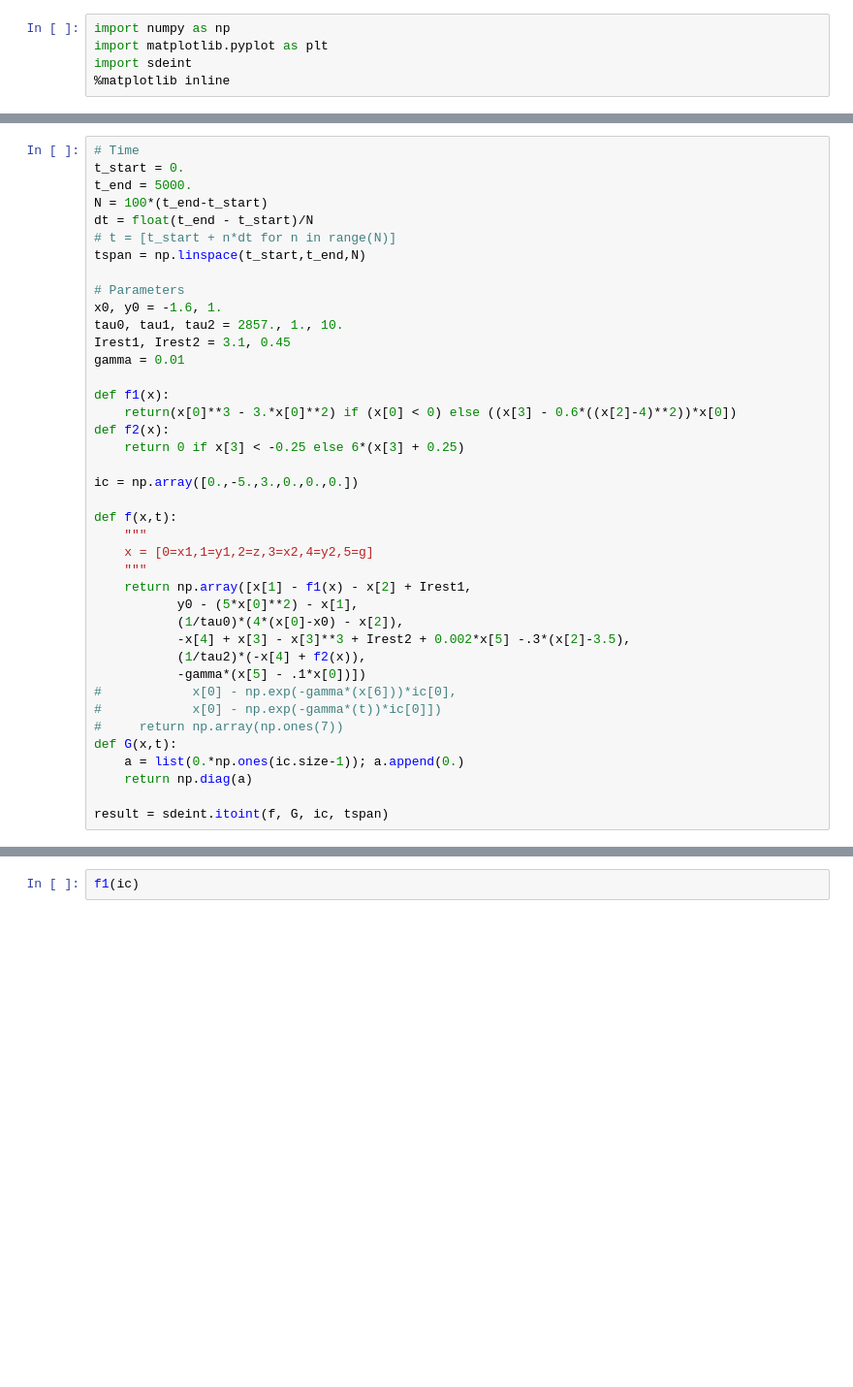
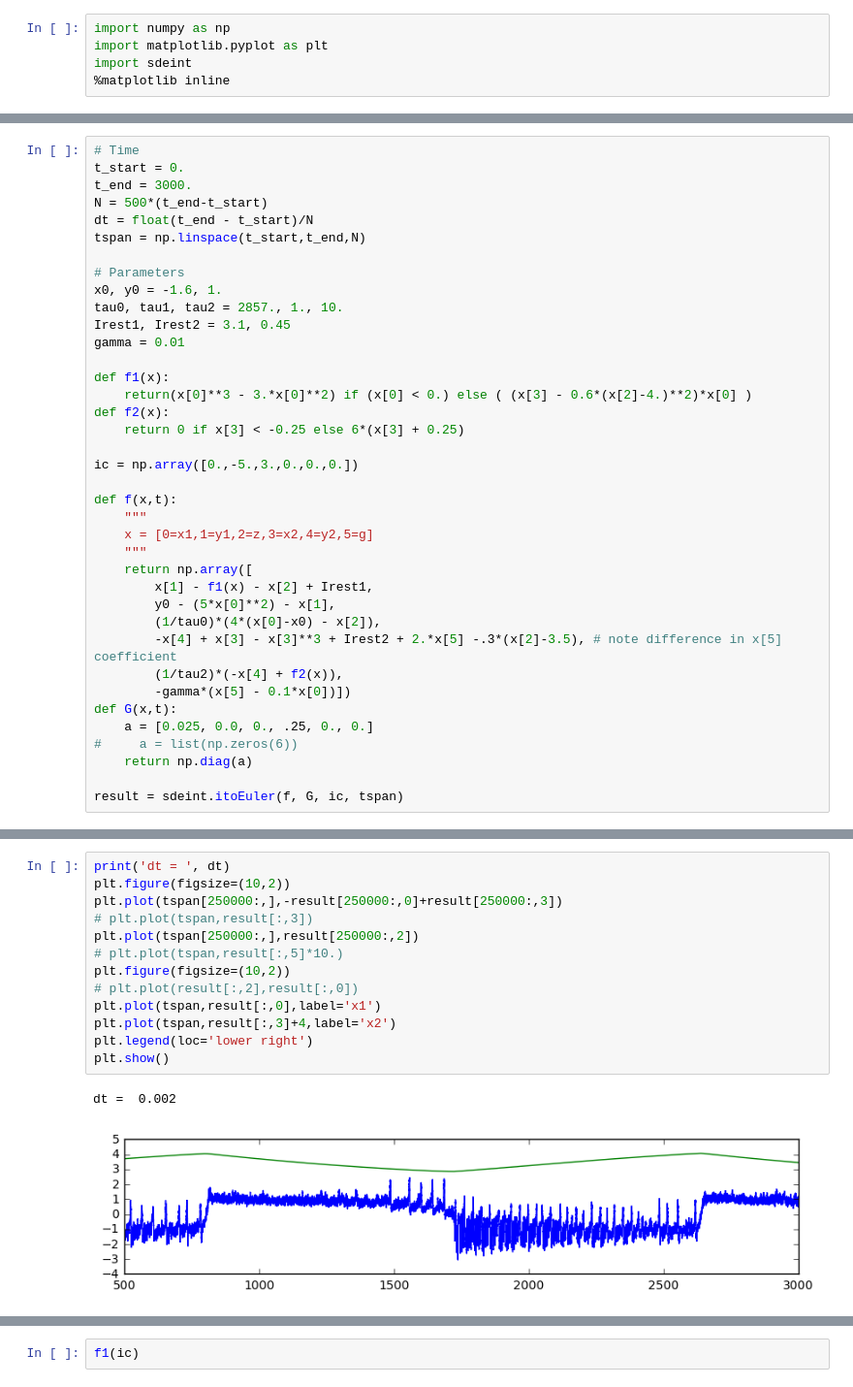
Before and after one commit to eschlaf2/kramer_rotation, a Jupyter notebook: Epileptor.ipynb, the cells around one changed output, grey strips where cells are left out. Shown at 97% size. Drawn from its saved outputs; the diff is of its cells as text; blank space fills up the shorter version.

Commit message:
epileptor functioning, added notes pdf

```diff
--- a/Epileptor.ipynb
+++ b/Epileptor.ipynb
@@ -72,10 +73,9 @@ plt.show()
 # %%
 # Time
 t_start = 0.
-t_end = 5000.
-N = 100*(t_end-t_start)
+t_end = 3000.
+N = 500*(t_end-t_start)
 dt = float(t_end - t_start)/N
-# t = [t_start + n*dt for n in range(N)]
 tspan = np.linspace(t_start,t_end,N)
 
 # Parameters
@@ -85,7 +85,7 @@ Irest1, Irest2 = 3.1, 0.45
 gamma = 0.01
 
 def f1(x):
-    return(x[0]**3 - 3.*x[0]**2) if (x[0] < 0) else ((x[3] - 0.6*((x[2]-4)**2))*x[0])
+    return(x[0]**3 - 3.*x[0]**2) if (x[0] < 0.) else ( (x[3] - 0.6*(x[2]-4.)**2)*x[0] )
 def f2(x):
     return 0 if x[3] < -0.25 else 6*(x[3] + 0.25)
 
@@ -95,17 +95,16 @@ def f(x,t):
     """
     x = [0=x1,1=y1,2=z,3=x2,4=y2,5=g]
     """
-    return np.array([x[1] - f1(x) - x[2] + Irest1,
-           y0 - (5*x[0]**2) - x[1],
-           (1/tau0)*(4*(x[0]-x0) - x[2]),
-           -x[4] + x[3] - x[3]**3 + Irest2 + 0.002*x[5] -.3*(x[2]-3.5),
-           (1/tau2)*(-x[4] + f2(x)),
-           -gamma*(x[5] - .1*x[0])])
-#            x[0] - np.exp(-gamma*(x[6]))*ic[0],
-#            x[0] - np.exp(-gamma*(t))*ic[0]])
-#     return np.array(np.ones(7))
+    return np.array([
+        x[1] - f1(x) - x[2] + Irest1,
+        y0 - (5*x[0]**2) - x[1],
+        (1/tau0)*(4*(x[0]-x0) - x[2]),
+        -x[4] + x[3] - x[3]**3 + Irest2 + 2.*x[5] -.3*(x[2]-3.5), # note difference in x[5] coefficient
+        (1/tau2)*(-x[4] + f2(x)),
+        -gamma*(x[5] - 0.1*x[0])])
 def G(x,t):
-    a = list(0.*np.ones(ic.size-1)); a.append(0.)
+    a = [0.025, 0.0, 0., .25, 0., 0.]
+#     a = list(np.zeros(6))
     return np.diag(a)
 
-result = sdeint.itoint(f, G, ic, tspan)
+result = sdeint.itoEuler(f, G, ic, tspan)
@@ -123,0 +114,16 @@ plt.plot(tspan,[x1+x2 for x1,x2 in zip(result[:,0],result[:,3])])
+# %%
+print('dt = ', dt)
+plt.figure(figsize=(10,2))
+plt.plot(tspan[250000:,],-result[250000:,0]+result[250000:,3])
+# plt.plot(tspan,result[:,3])
+plt.plot(tspan[250000:,],result[250000:,2])
+# plt.plot(tspan,result[:,5]*10.)
+plt.figure(figsize=(10,2))
+# plt.plot(result[:,2],result[:,0])
+plt.plot(tspan,result[:,0],label='x1')
+plt.plot(tspan,result[:,3]+4,label='x2')
+plt.legend(loc='lower right')
+plt.show()
+# %% [output]
+dt =  0.002
+[figure, added]
```
Also changed, not shown: parts of 5 cells of this notebook, 1 other file.
